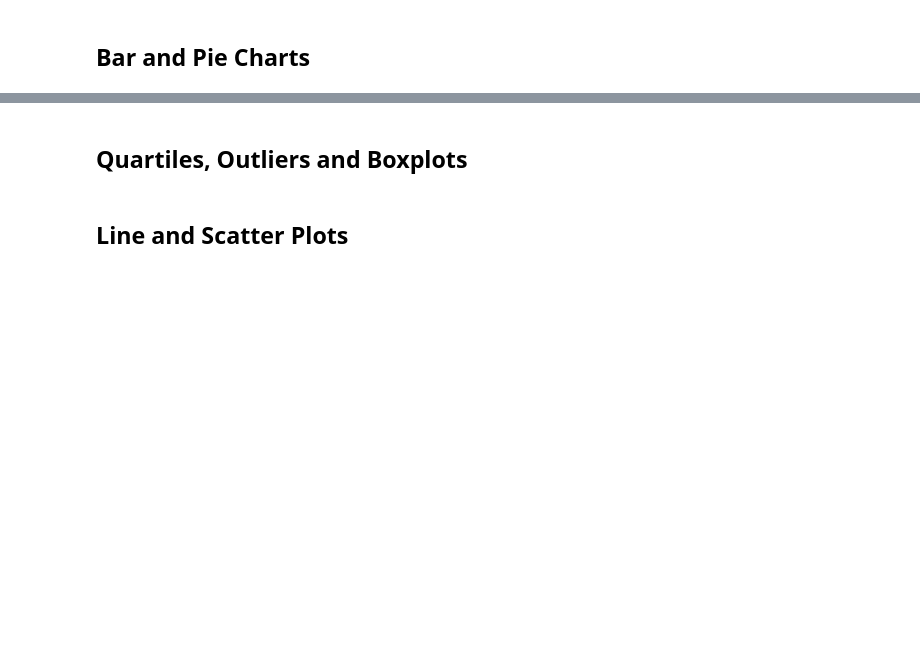
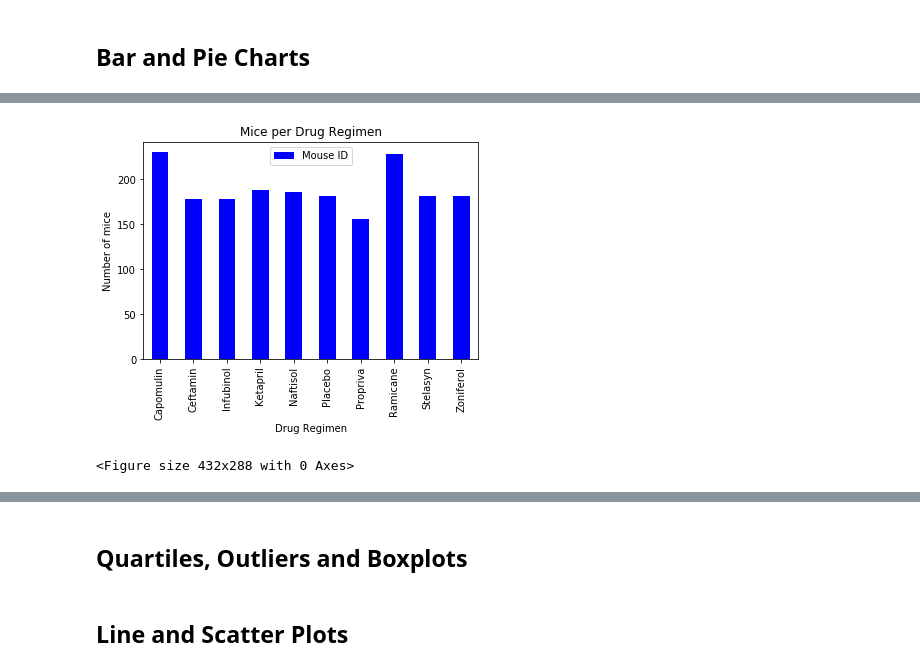
Before and after one commit to alfonsocamero/python-matplotlib-challenge, a Jupyter notebook: Pymaceuticals/pymaceuticals_starter.ipynb, the cells around one changed output, grey strips where cells are left out. Drawn from its saved outputs; the diff is of its cells as text; code cells hidden in the pictures; blank space fills up the shorter version.

```diff
--- a/Pymaceuticals/pymaceuticals_starter.ipynb
+++ b/Pymaceuticals/pymaceuticals_starter.ipynb
@@ -219,3 +220,7 @@ aggsum_df
 ## Bar and Pie Charts
 # %%
 # Generate a bar plot showing the total number of unique mice tested on each drug regimen using pandas.
+mice_per_regi = clean_data_df.groupby('Drug Regimen').count().reset_index()
+mice_perdrug = mice_per_regi[['Drug Regimen', 'Mouse ID']]
+mice_perdrug = mice_perdrug.set_index('Drug Regimen')
+mice_perdrug
@@ -221,0 +240,13 @@ aggsum_df
+# %%
+# Use DataFrame.plot() in order to create a bar chart of the data
+mice_perdrug.plot(kind="bar", color='b')
+
+# Set a title for the chart
+plt.title("Mice per Drug Regimen")
+plt.ylabel("Number of mice")
+
+plt.show()
+plt.tight_layout()
+# %% [output]
+[figure, added]
+<Figure size 432x288 with 0 Axes>
```
Also changed, not shown: parts of 9 cells of this notebook, 1 other file.
